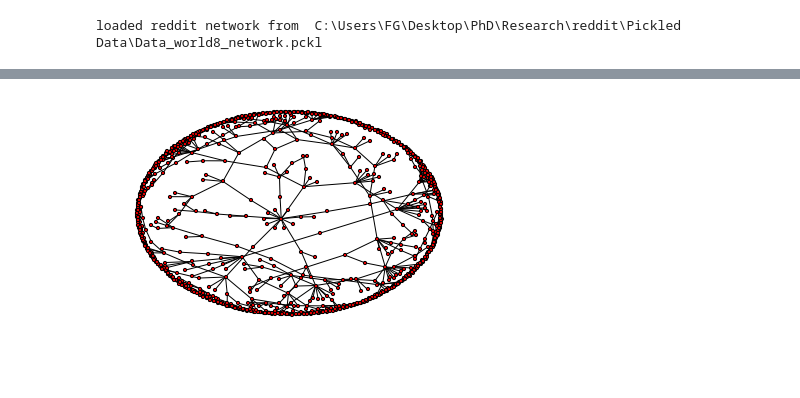
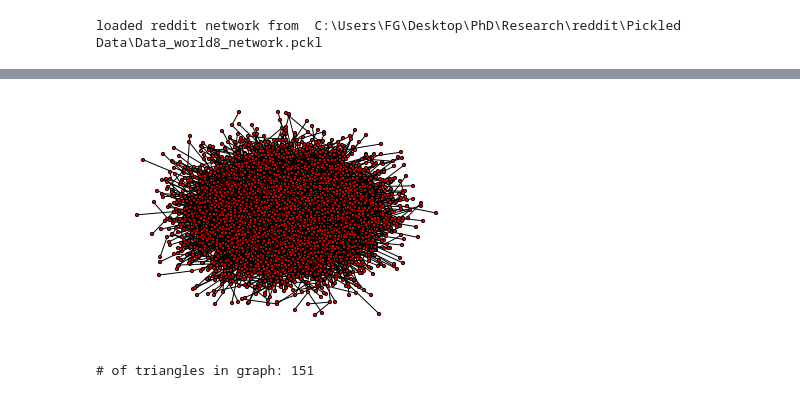
Before and after one commit to grezesf/Research, a Jupyter notebook: reddit/Network-Graph-Visualization.ipynb, the cells around one changed output, grey strips where cells are left out. Drawn from its saved outputs; the diff is of its cells as text; code cells hidden in the pictures.

```diff
--- a/reddit/Network-Graph-Visualization.ipynb
+++ b/reddit/Network-Graph-Visualization.ipynb
@@ -15,17 +15,14 @@ print "loaded reddit network from ", pickle_dir + os.sep + pickle_name
 loaded reddit network from  C:\Users\FG\Desktop\PhD\Research\reddit\Pickled Data\Data_world8_network.pckl
 # %%
 #create graph
-reddit_graph = nx.Graph()
+reddit_graph = nx.Graph(name='Reddit Graph')
 
-# add nodes
-# reddit_graph.add_nodes_from(reddit_network.keys()[:10])
-
-# add edges
+# add edges (nodes added automatically)
 for userA in reddit_network.keys():
     for userB in reddit_network[userA].keys():
         # add only if enough messages between the two users
-        if len(reddit_network[userA][userB])>=5:
+        if len(reddit_network[userA][userB])>=2 and (userA != userB):
             reddit_graph.add_edge(userA, userB)
 
 # save largest connected subgraph
-# reddit_graph = sorted(nx.connected_component_subgraphs(reddit_graph), key = len, reverse=True)[0]
+reddit_graph = sorted(nx.connected_component_subgraphs(reddit_graph), key = len, reverse=True)[0]
@@ -42,10 +44,33 @@ print reddit_graph.number_of_edges()
 import matplotlib.pyplot as plt
 %matplotlib inline
 # %%
-nx.draw_networkx(reddit_graph, pos=nx.spring_layout(reddit_graph, iterations=50, weight=-1), with_labels=False, node_size=10)
+nx.draw_networkx(reddit_graph, pos=nx.spring_layout(reddit_graph, iterations=5), with_labels=False, node_size=10)
 plt.xlim(-0.05,1.05)
 plt.ylim(-0.05,1.05)
 plt.axis('off')
 plt.show()
 # %% [output]
-[figure, old version]
+[figure, new version]
+# %%
+# extract list of triangles
+triangles_dict = nx.triangles(reddit_graph)
+nodes_in_triangles = [node for node in reddit_graph.nodes() if triangles_dict[node]>=1]
+print '# of triangles in graph:', sum(nx.triangles(reddit_graph).values())/3
+
+# list of triangles
+triangle_list=[]
+done=set()
+for n in reddit_graph:
+    done.add(n)    #
+    nbrdone=set()    #
+    nbrs=set(reddit_graph[n])
+    for nbr in nbrs:
+        if nbr in done:    #
+            continue    #
+        nbrdone.add(nbr)    #
+        for both in nbrs.intersection(reddit_graph[nbr]):
+            if both in done or both in nbrdone:    #
+                continue    #
+            triangle_list.append( (n,nbr,both) )
+# %% [output]
+# of triangles in graph: 151
```
Also changed, not shown: parts of 5 cells of this notebook, 3 other files.
